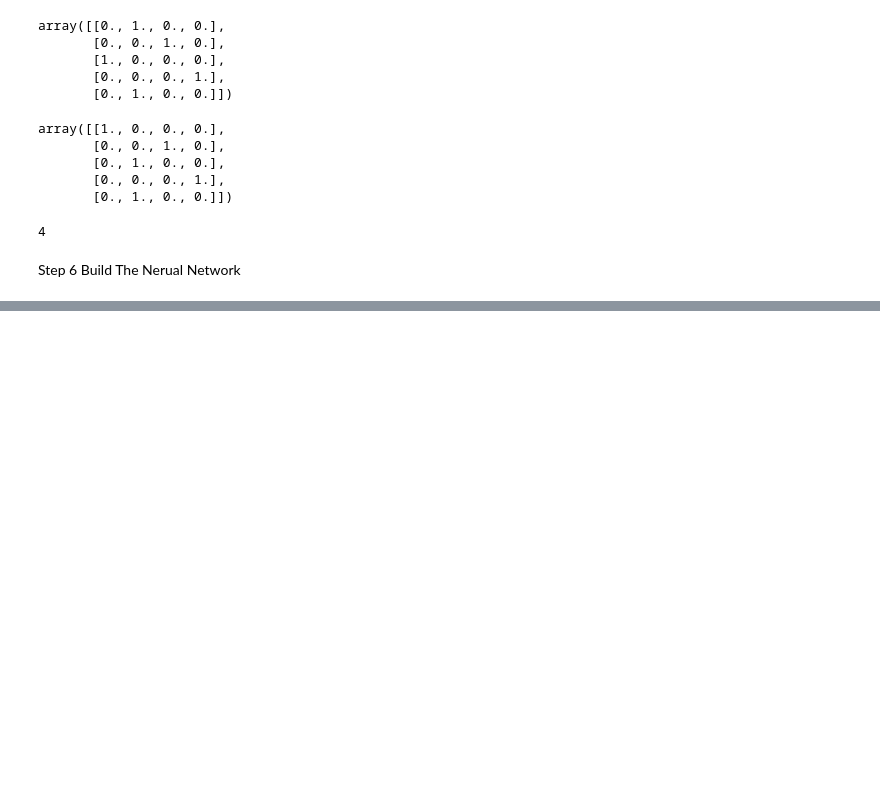
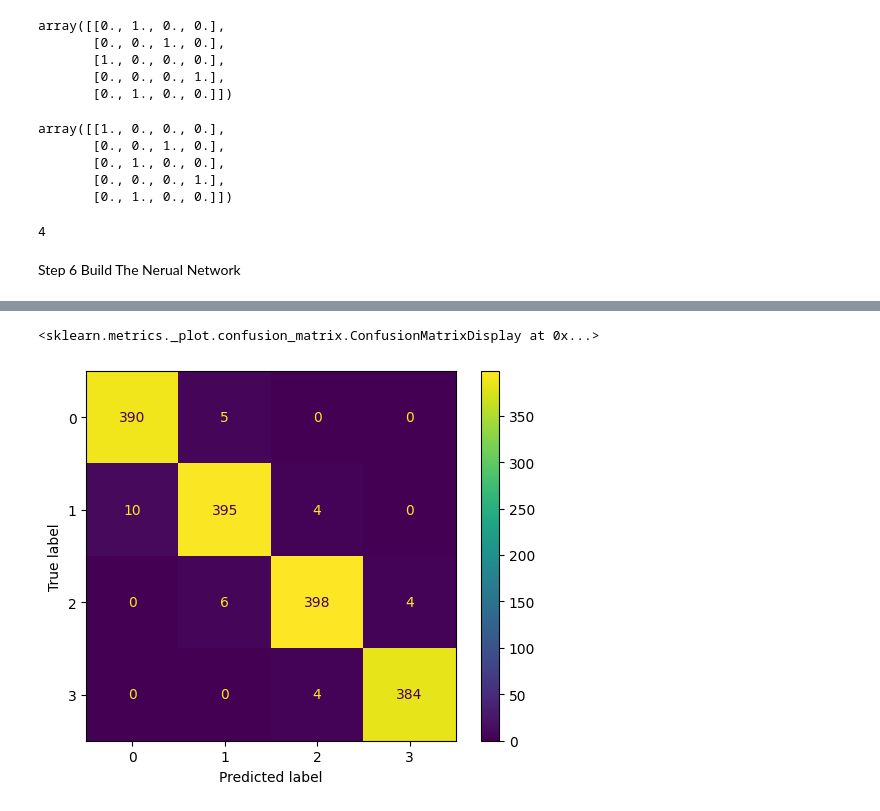
Before and after one commit to AKVITA380/Deep-Learning-6-July-2024, a Jupyter notebook: Multiclassification.ipynb, the cells around one changed output, grey strips where cells are left out. Drawn from its saved outputs; the diff is of its cells as text; code cells hidden in the pictures; blank space fills up the shorter version.

```diff
--- a/Multiclassification.ipynb
+++ b/Multiclassification.ipynb
@@ -262,0 +313,3 @@ model.compile(optimizer='adam',
+# %%
+ypro_train=model.predict(xtrain)
+ypro_test=model.predict(xtest)
@@ -262,0 +337,4 @@ model.compile(optimizer='adam',
+# %%
+import numpy as np
+ypred_train = np.argmax(ypro_train,axis=1)
+ypred_test = np.argmax(ypro_test,axis=1)
@@ -262,0 +367,6 @@ model.compile(optimizer='adam',
+# %%
+from sklearn.metrics import ConfusionMatrixDisplay
+ConfusionMatrixDisplay.from_predictions(ytrain,ypred_train)
+# %% [output]
+<sklearn.metrics._plot.confusion_matrix.ConfusionMatrixDisplay at 0x...>
+[figure, added]
```
Also changed, not shown: parts of 37 cells of this notebook.
